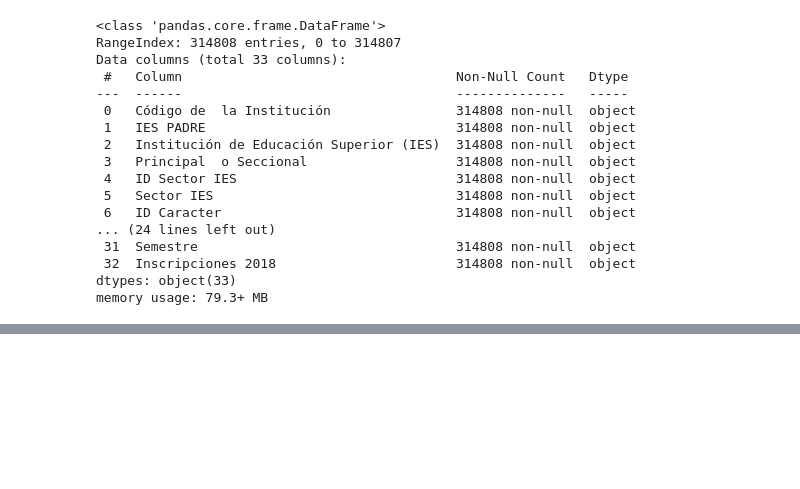
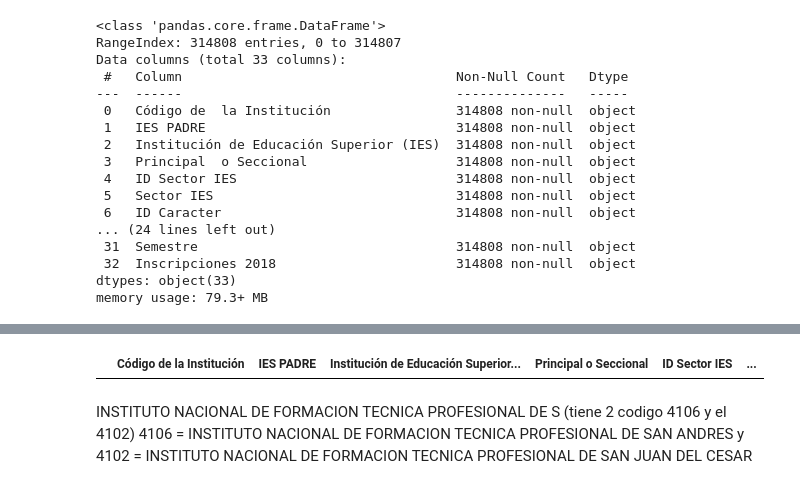
Before and after one commit to cthed2/analisis_SNIES, a Jupyter notebook: notebook.ipynb, the cells around one changed output, grey strips where cells are left out. Saved outputs shown, nothing was run; the diff lists cells and outputs as text; code cells hidden in the pictures; blank space fills up the shorter version.

```diff
--- a/notebook.ipynb
+++ b/notebook.ipynb
@@ -231,0 +201,22 @@ array(['1', '2', '3', 'No Aplica', '', 'Sin Programa Especifico', '4'],
+# %%
+def obtener_diccionario(d_f, col_codigos, col_valores):
+    codigos_unicos = d_f[col_codigos].unique()
+    diccionario = {}
+
+    for codigo in codigos_unicos:
+        nombres_unicos = d_f[df[col_codigos] == codigo][col_valores].unique()
+
+        if len(nombres_unicos) > 1:
+            diccionario[codigo] = nombres_unicos.tolist()
+
+    lista_valores = [valor[0] for valor in diccionario.values()]
+    diccionario_actualizado = {lista_valores[i]: valor for i, valor in enumerate(diccionario.values())}
+    diccionario_invertido = {}
+
+    for clave, valores in diccionario_actualizado.items():
+        for valor in valores:
+            diccionario_invertido.setdefault(valor, []).append(clave)
+
+    return diccionario_invertido
+# %%
+p2 = obtener_diccionario(df, 'Código de  la Institución', 'Institución de Educación Superior (IES)')
@@ -231,0 +243,3 @@ array(['1', '2', '3', 'No Aplica', '', 'Sin Programa Especifico', '4'],
+# %%
+p2 = {k: v[0] for k, v in p2.items()}
+df["Institución de Educación Superior (IES)"] = df["Institución de Educación Superior (IES)"].replace(p2)
@@ -231,0 +248,8 @@ array(['1', '2', '3', 'No Aplica', '', 'Sin Programa Especifico', '4'],
+# %%
+filtro = (df['Institución de Educación Superior (IES)'] == 'INSTITUTO NACIONAL DE FORMACION TECNICA PROFESIONAL DE SAN JUAN DEL CESAR') & (df['Código de  la Institución'] == 4106)
+df_filtrado = df.loc[filtro]
+df_filtrado
+# %% [output]
+|  | Código de la Institución | IES PADRE | Institución de Educación Superior... | Principal o Seccional | ID Sector IES | ... |
+# %% [markdown]
+INSTITUTO NACIONAL DE FORMACION TECNICA PROFESIONAL DE S  (tiene 2 codigo 4106 y el 4102)  4106 =  INSTITUTO NACIONAL DE FORMACION TECNICA PROFESIONAL DE SAN ANDRES y 4102 = INSTITUTO NACIONAL DE FORMACION TECNICA PROFESIONAL DE SAN JUAN DEL CESAR
```
Also changed, not shown: parts of 21 cells of this notebook, 1 other file.
